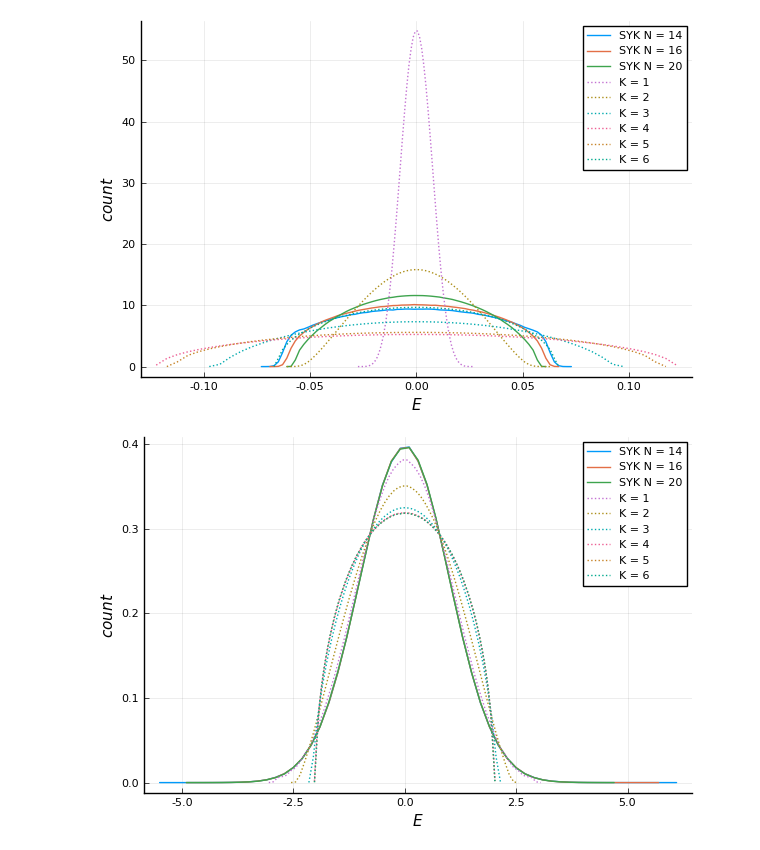
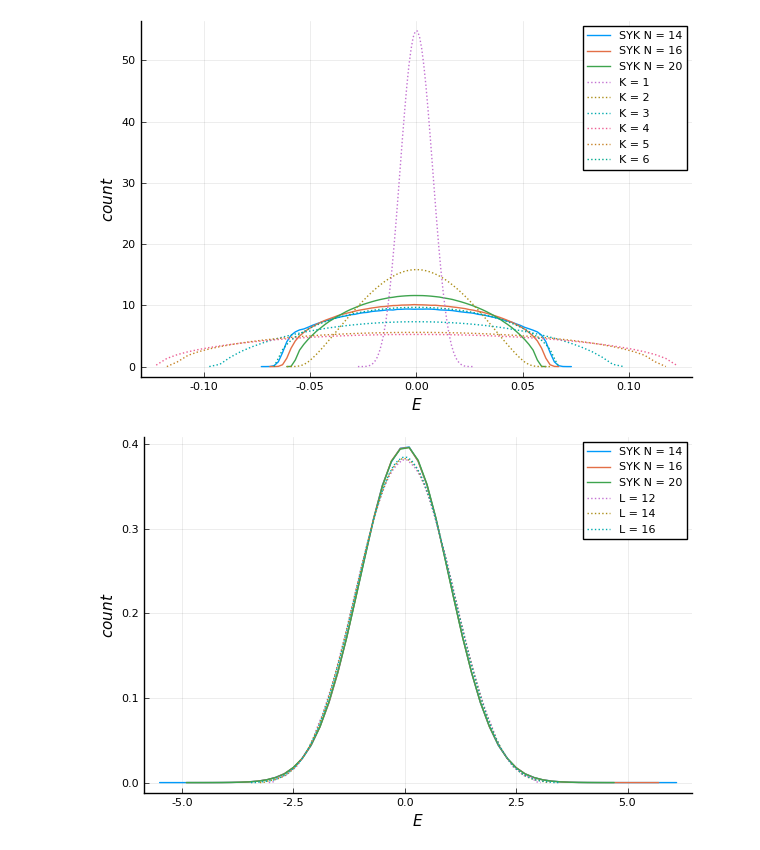
Before and after one commit to lololobo93/SYK.jl, a Jupyter notebook: SYK_plots.ipynb, the cells around one changed output. Drawn from its saved outputs; the diff is of its cells as text; code cells hidden in the pictures.

```diff
--- a/SYK_plots.ipynb
+++ b/SYK_plots.ipynb
@@ -54,39 +54,39 @@ xlabel!(L"E")
 # %%
 N = [14, 16, 20]
 matrix_size = Int.(2 .^ (N ./2))
 it_num = [78125, 39063, 9766]
 plot()
 for i in 1:3
     file_fd = string("eig_saves/EIG_SYK_N", N[i], "_it", it_num[i], ".dat")
     fd1 = readdlm(file_fd);
     fd2 = reshape((fd1 .- mean(fd1, dims = 2)) ./ std(fd1, dims = 2), matrix_size[i]*it_num[i]);
     h = fit(Histogram, fd2, nbins=75)
     h = normalize(h, mode=:pdf)
     r = h.edges[1]
     x = first(r)+step(r)/2:step(r):last(r)
     N_i = N[i]
     plot!(x, h.weights, label = "SYK N = $N_i")
 end
 ylabel!(L"count")
 xlabel!(L"E")
 
-K = [1, 2, 3, 4, 5, 6]
+K = 1
 N = 6
-L = 12
-matrix_size = binomial(12, 6)
-it_num = 11_000
-for i in 1:6
-    file_fd = string("eig_saves/All_Meml", L, "_", N, "_", K[i], ".dat")
+L = [12, 14, 16]
+matrix_size = binomial.(L, 6)
+it_num = [11_000, 3400, 1250]
+for i in 1:3
+    file_fd = string("eig_saves/All_Meml", L[i], "_", N, "_", K, ".dat")
     fd1 = readdlm(file_fd);
-    fd2 = reshape((fd1 .- mean(fd1, dims = 2)) ./ std(fd1, dims = 2), matrix_size*it_num);
+    fd2 = reshape((fd1 .- mean(fd1, dims = 2)) ./ std(fd1, dims = 2), matrix_size[i]*it_num[i]);
     h = fit(Histogram, fd2, nbins=75)
     h = normalize(h, mode=:pdf)
     r = h.edges[1]
     x = first(r)+step(r)/2:step(r):last(r)
-    N_i = K[i]
-    plot!(x, h.weights, label = "K = $N_i", ls = :dot)
+    N_i = L[i]
+    plot!(x, h.weights, label = "L = $N_i", ls = :dot)
 end
 ylabel!(L"count")
 xlabel!(L"E")
 # %% [output]
-[figure, old version]
+[figure, new version]
```
Also changed, not shown: parts of 2 cells of this notebook.
